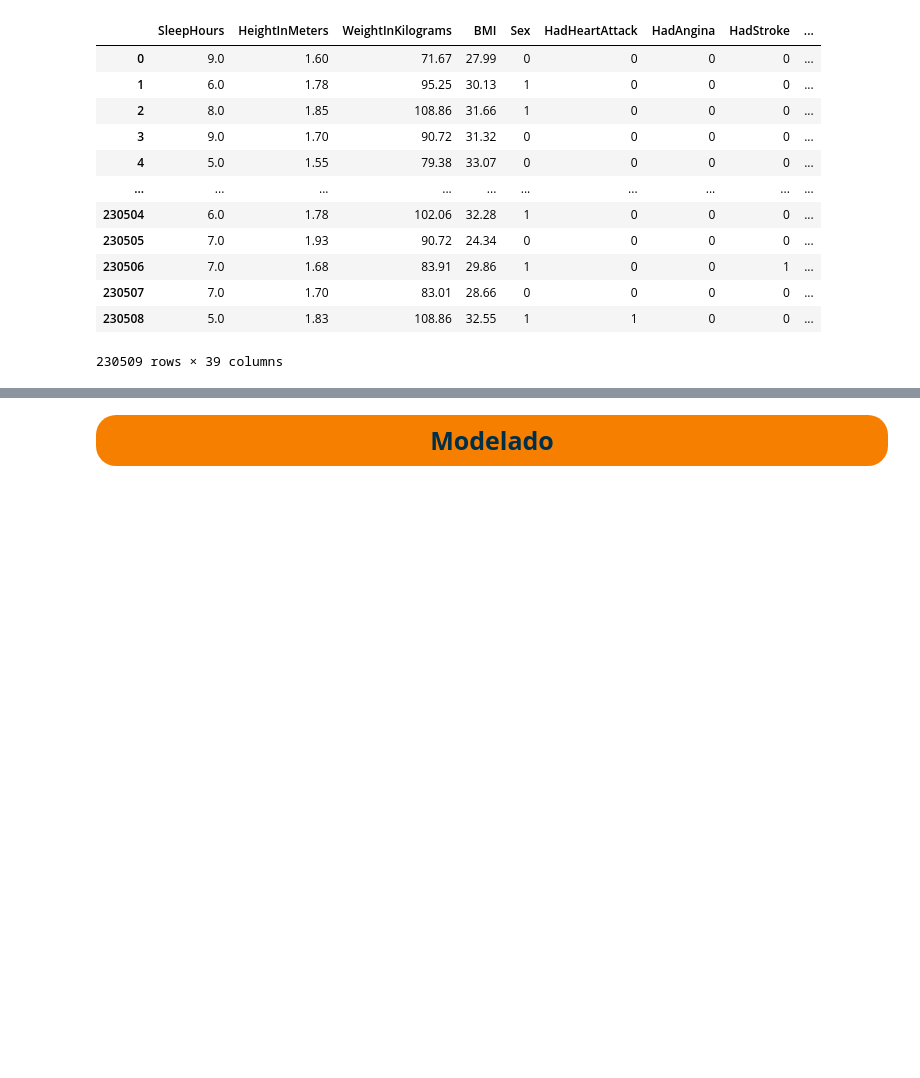
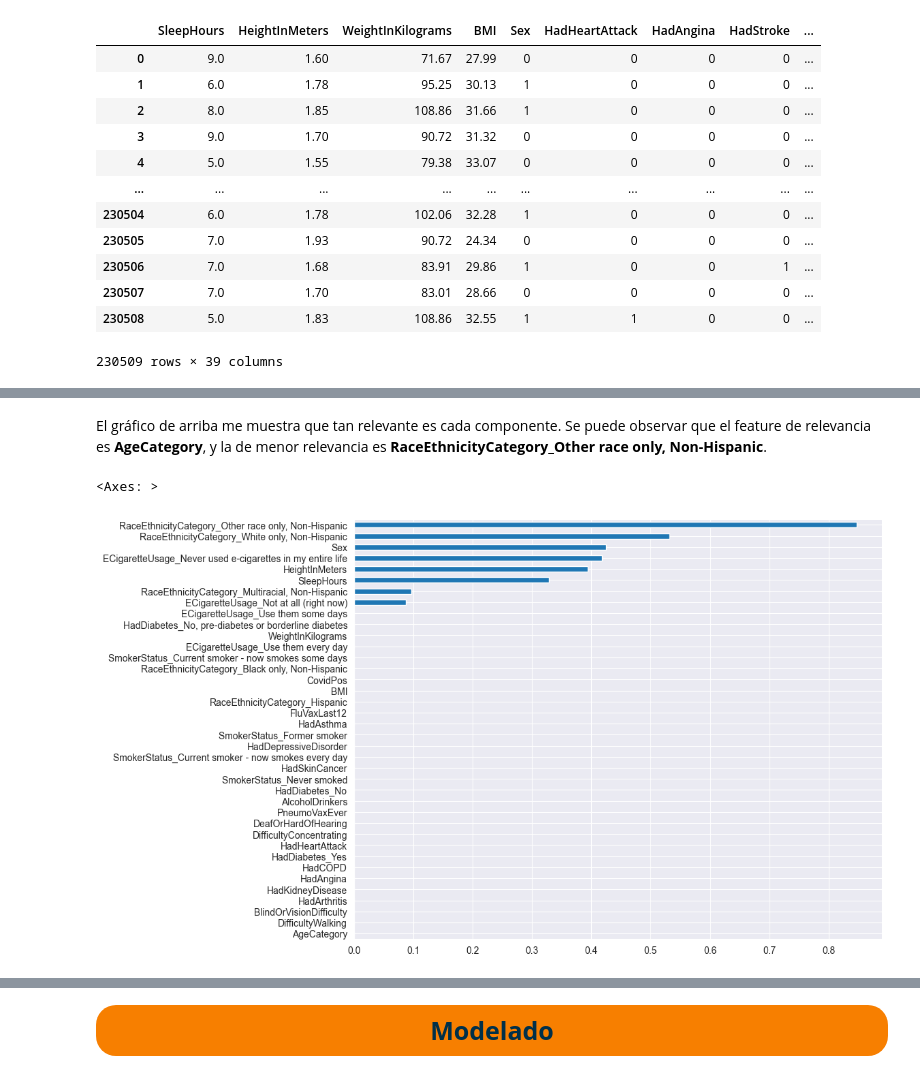
Before and after one commit to bettocalero/Stroke-Analysis, a Jupyter notebook: main.ipynb, the cells around one changed output, grey strips where cells are left out. Drawn from its saved outputs; the diff is of its cells as text; code cells hidden in the pictures; blank space fills up the shorter version.

```diff
--- a/main.ipynb
+++ b/main.ipynb
@@ -618,0 +668,11 @@ df_stroke
+# %% [markdown]
+El gráfico de arriba me muestra que tan relevante es cada componente. Se puede observar que el feature de relevancia es **AgeCategory**, y la de menor relevancia es **RaceEthnicityCategory_Other race only, Non-Hispanic**.
+# %%
+# Hago un análisis del p-value
+p_values = pd.Series(chi_scores[1], index= X.columns)
+p_values.sort_values(ascending= True, inplace= True)
+plt.figure(figsize=(10, 8))
+p_values.plot.barh()
+# %% [output]
+<Axes: >
+[figure, added]
```
Also changed, not shown: parts of 56 cells of this notebook.
